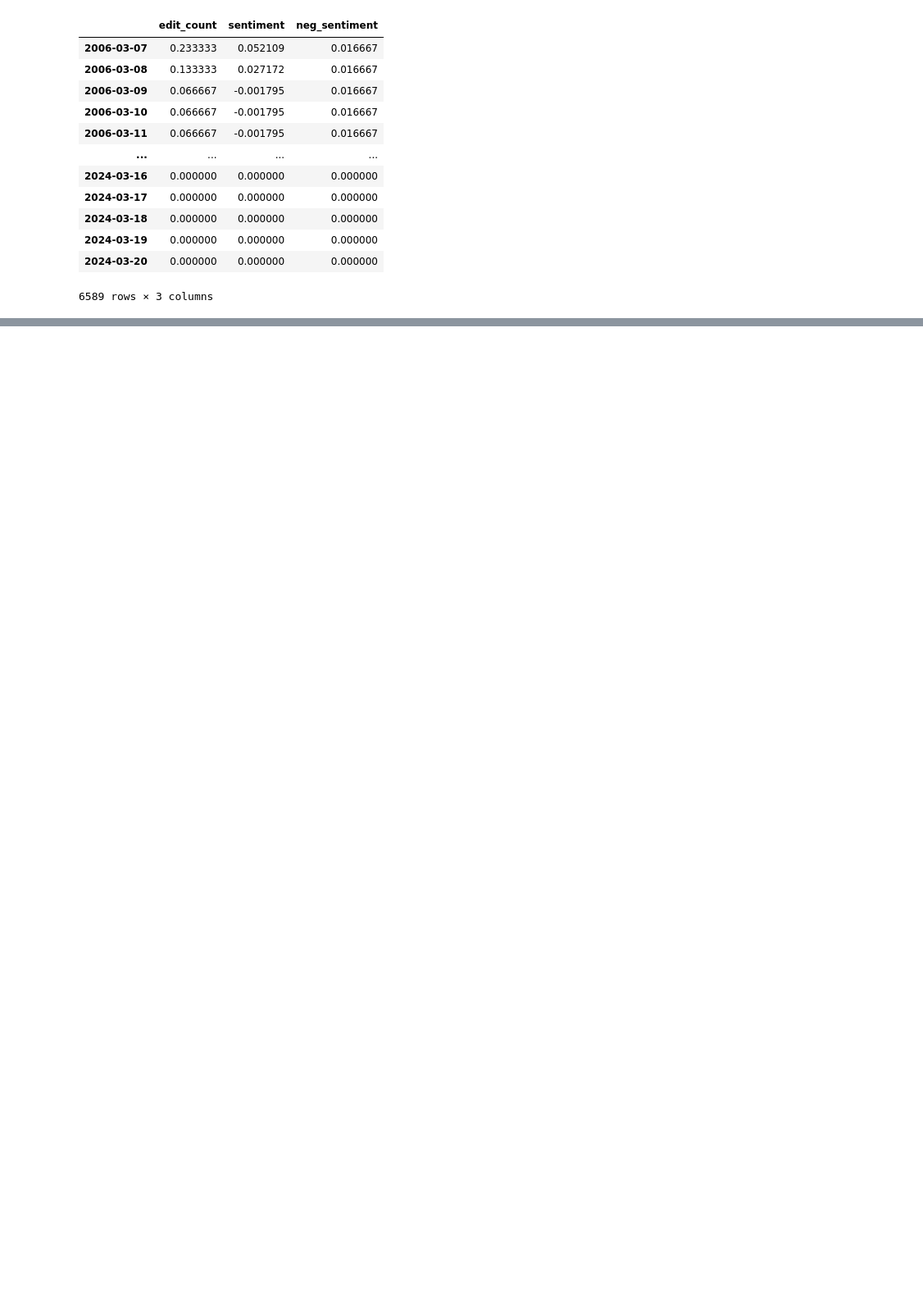
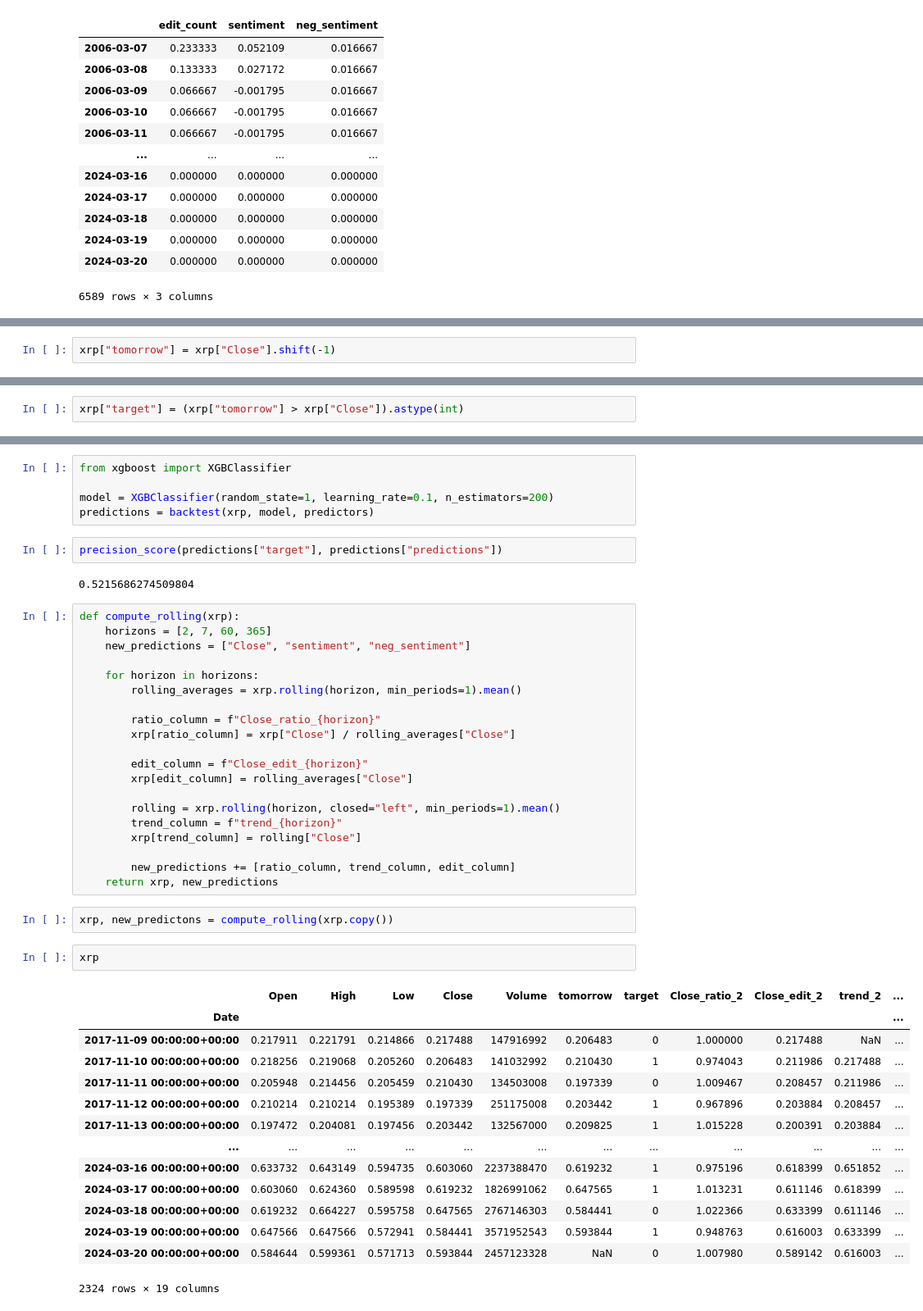
Before and after one commit to aivarasmink/ptu20_ml_reinforcement, a Jupyter notebook: ripple_prices_prediction/predictionlive.ipynb, the cells around one changed output, grey strips where cells are left out. Shown at 82% size. Saved outputs shown, nothing was run; the diff lists cells and outputs as text; blank space fills up the shorter version.

```diff
--- a/ripple_prices_prediction/predictionlive.ipynb
+++ b/ripple_prices_prediction/predictionlive.ipynb
@@ -72,0 +75,2 @@ xrp
+# %%
+xrp["tomorrow"] = xrp["Close"].shift(-1)
@@ -72,0 +94,2 @@ xrp
+# %%
+xrp["target"] = (xrp["tomorrow"] > xrp["Close"]).astype(int)
@@ -72,0 +141,48 @@ xrp
+# %%
+from xgboost import XGBClassifier
+
+model = XGBClassifier(random_state=1, learning_rate=0.1, n_estimators=200)
+predictions = backtest(xrp, model, predictors)
+# %%
+precision_score(predictions["target"], predictions["predictions"])
+# %% [output]
+0.5215686274509804
+# %%
+def compute_rolling(xrp):
+    horizons = [2, 7, 60, 365]
+    new_predictions = ["Close", "sentiment", "neg_sentiment"]
+
+    for horizon in horizons:
+        rolling_averages = xrp.rolling(horizon, min_periods=1).mean()
+
+        ratio_column = f"Close_ratio_{horizon}"
+        xrp[ratio_column] = xrp["Close"] / rolling_averages["Close"]
+
+        edit_column = f"Close_edit_{horizon}"
+        xrp[edit_column] = rolling_averages["Close"]
+
+        rolling = xrp.rolling(horizon, closed="left", min_periods=1).mean()
+        trend_column = f"trend_{horizon}"
+        xrp[trend_column] = rolling["Close"]
+
+        new_predictions += [ratio_column, trend_column, edit_column]
+    return xrp, new_predictions
+# %%
+xrp, new_predictons = compute_rolling(xrp.copy())
+# %%
+xrp
+# %% [output]
+|  | Open | High | Low | Close | Volume | tomorrow | target | Close_ratio_2 | Close_edit_2 | trend_2 | ... |
+| Date |  |  |  |  |  |  |  |  |  |  | ... |
+| 2017-11-09 00:00:00+00:00 | 0.217911 | 0.221791 | 0.214866 | 0.217488 | 147916992 | 0.206483 | 0 | 1.000000 | 0.217488 | NaN | ... |
+| 2017-11-10 00:00:00+00:00 | 0.218256 | 0.219068 | 0.205260 | 0.206483 | 141032992 | 0.210430 | 1 | 0.974043 | 0.211986 | 0.217488 | ... |
+| 2017-11-11 00:00:00+00:00 | 0.205948 | 0.214456 | 0.205459 | 0.210430 | 134503008 | 0.197339 | 0 | 1.009467 | 0.208457 | 0.211986 | ... |
+| 2017-11-12 00:00:00+00:00 | 0.210214 | 0.210214 | 0.195389 | 0.197339 | 251175008 | 0.203442 | 1 | 0.967896 | 0.203884 | 0.208457 | ... |
+| 2017-11-13 00:00:00+00:00 | 0.197472 | 0.204081 | 0.197456 | 0.203442 | 132567000 | 0.209825 | 1 | 1.015228 | 0.200391 | 0.203884 | ... |
+| ... | ... | ... | ... | ... | ... | ... | ... | ... | ... | ... | ... |
+| 2024-03-16 00:00:00+00:00 | 0.633732 | 0.643149 | 0.594735 | 0.603060 | 2237388470 | 0.619232 | 1 | 0.975196 | 0.618399 | 0.651852 | ... |
+| 2024-03-17 00:00:00+00:00 | 0.603060 | 0.624360 | 0.589598 | 0.619232 | 1826991062 | 0.647565 | 1 | 1.013231 | 0.611146 | 0.618399 | ... |
+| 2024-03-18 00:00:00+00:00 | 0.619232 | 0.664227 | 0.595758 | 0.647565 | 2767146303 | 0.584441 | 0 | 1.022366 | 0.633399 | 0.611146 | ... |
+| 2024-03-19 00:00:00+00:00 | 0.647566 | 0.647566 | 0.572941 | 0.584441 | 3571952543 | 0.593844 | 1 | 0.948763 | 0.616003 | 0.633399 | ... |
+| 2024-03-20 00:00:00+00:00 | 0.584644 | 0.599361 | 0.571713 | 0.593844 | 2457123328 | NaN | 0 | 1.007980 | 0.589142 | 0.616003 | ... |
+2324 rows × 19 columns
```
Also changed, not shown: parts of 12 cells of this notebook.
